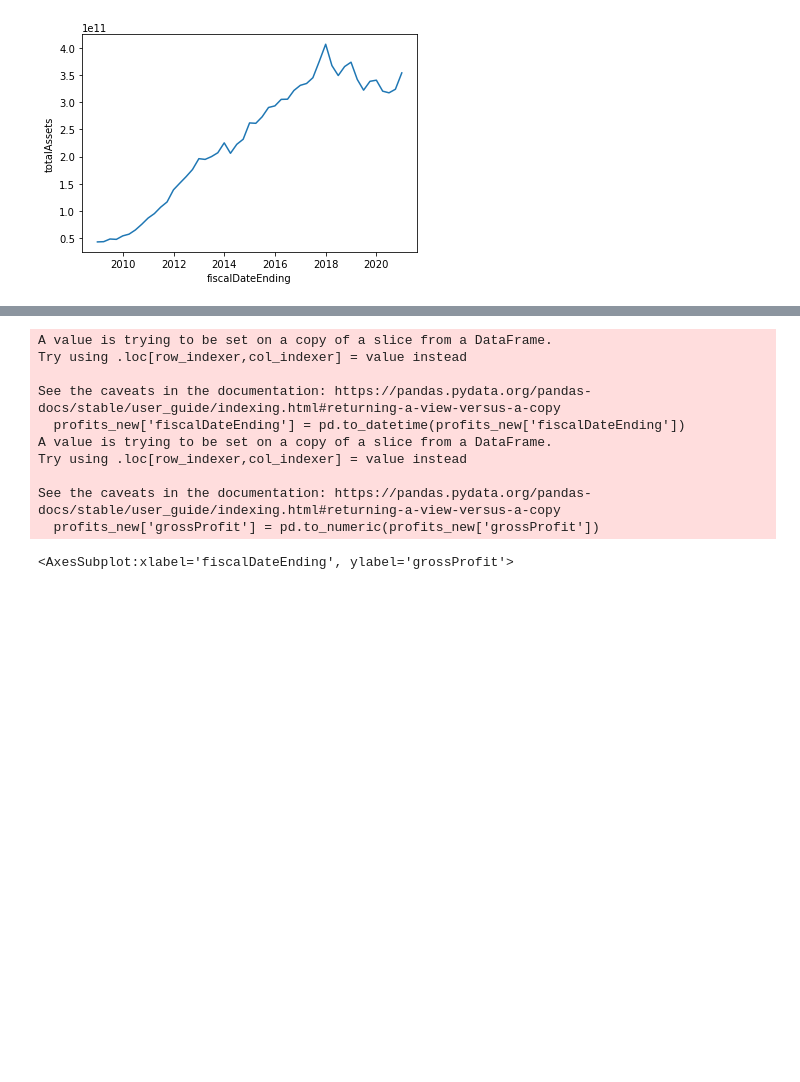
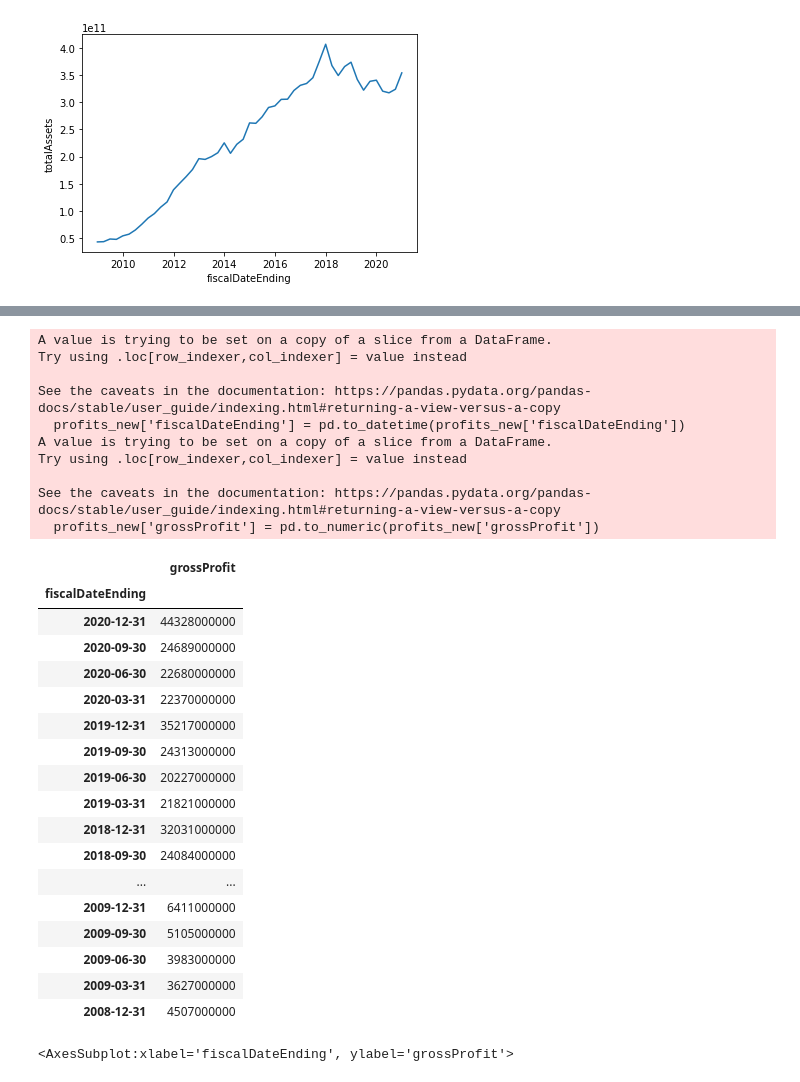
Before and after one commit to y-jiahao/stock-price-prediction, a Jupyter notebook: Jia Hao/main.ipynb, the cells around one changed output, grey strips where cells are left out. Drawn from its saved outputs; the diff is of its cells as text; code cells hidden in the pictures; blank space fills up the shorter version.

```diff
--- a/Jia Hao/main.ipynb
+++ b/Jia Hao/main.ipynb
@@ -71,21 +73,41 @@ sb.lineplot(data=assets_liab, x="fiscalDateEnding", y="totalLiabilities")
 # %%
 profits_new = isquartdf[['fiscalDateEnding', 'grossProfit']]
 profits_new['fiscalDateEnding'] = pd.to_datetime(profits_new['fiscalDateEnding'])
 profits_new['grossProfit'] = pd.to_numeric(profits_new['grossProfit'])
 profits_old = isolddf[['Period End Date', 'Gross Profit']]
 new_cols = {x: y for x, y in zip(profits_old.columns, profits_new.columns)}
 profits = profits_new.append(profits_old.rename(columns=new_cols))
+profits.set_index('fiscalDateEnding', inplace=True)
+profits
 # %% [output]
 A value is trying to be set on a copy of a slice from a DataFrame.
 Try using .loc[row_indexer,col_indexer] = value instead
 
 See the caveats in the documentation: https://pandas.pydata.org/pandas-docs/stable/user_guide/indexing.html#returning-a-view-versus-a-copy
   profits_new['fiscalDateEnding'] = pd.to_datetime(profits_new['fiscalDateEnding'])
 A value is trying to be set on a copy of a slice from a DataFrame.
 Try using .loc[row_indexer,col_indexer] = value instead
 
 See the caveats in the documentation: https://pandas.pydata.org/pandas-docs/stable/user_guide/indexing.html#returning-a-view-versus-a-copy
   profits_new['grossProfit'] = pd.to_numeric(profits_new['grossProfit'])
+|  | grossProfit |
+| fiscalDateEnding |  |
+| 2020-12-31 | 44328000000 |
+| 2020-09-30 | 24689000000 |
+| 2020-06-30 | 22680000000 |
+| 2020-03-31 | 22370000000 |
+| 2019-12-31 | 35217000000 |
+| 2019-09-30 | 24313000000 |
+| 2019-06-30 | 20227000000 |
+| 2019-03-31 | 21821000000 |
+| 2018-12-31 | 32031000000 |
+| 2018-09-30 | 24084000000 |
+| ... | ... |
+| 2009-12-31 | 6411000000 |
+| 2009-09-30 | 5105000000 |
+| 2009-06-30 | 3983000000 |
+| 2009-03-31 | 3627000000 |
+| 2008-12-31 | 4507000000 |
 # %%
 sb.lineplot(data=profits, x="fiscalDateEnding", y="grossProfit")
 # %% [output]
```
Also changed, not shown: parts of 2 cells of this notebook.
